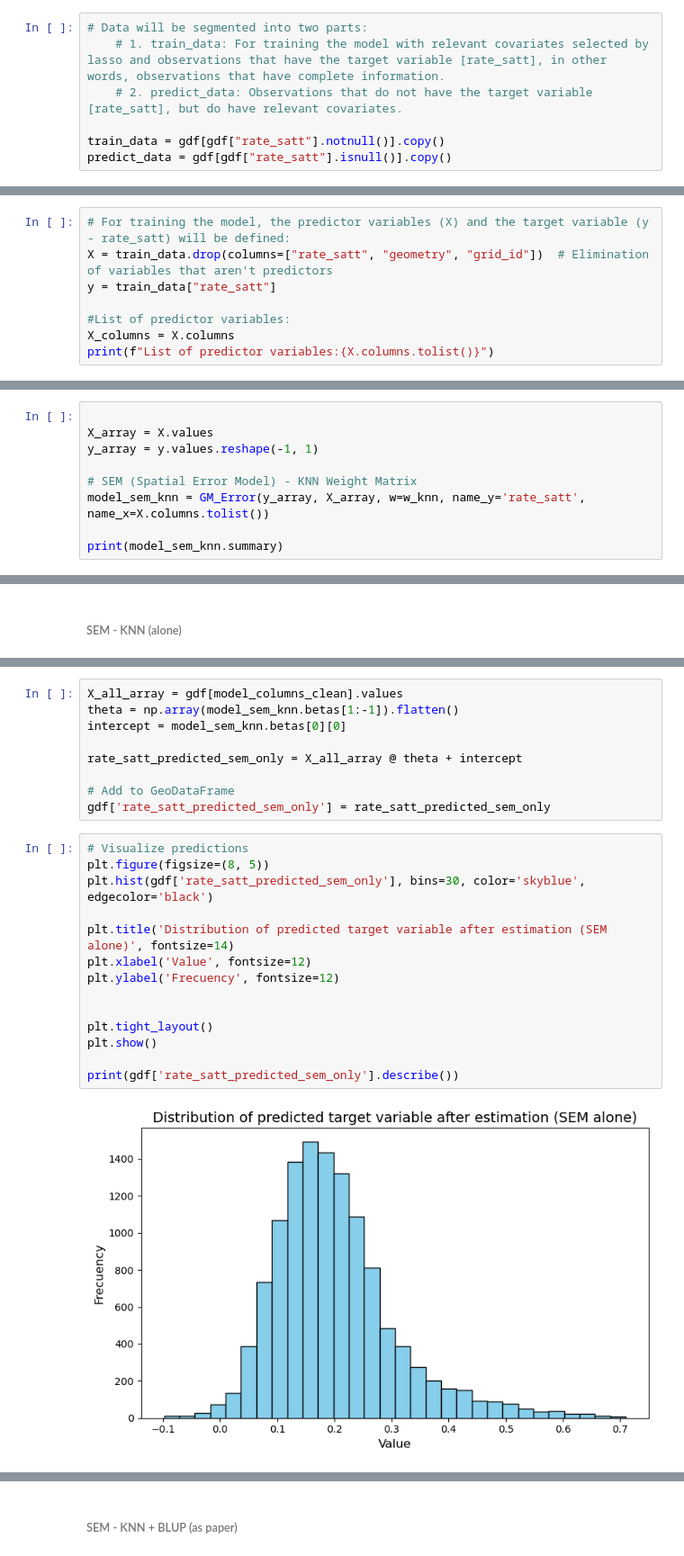
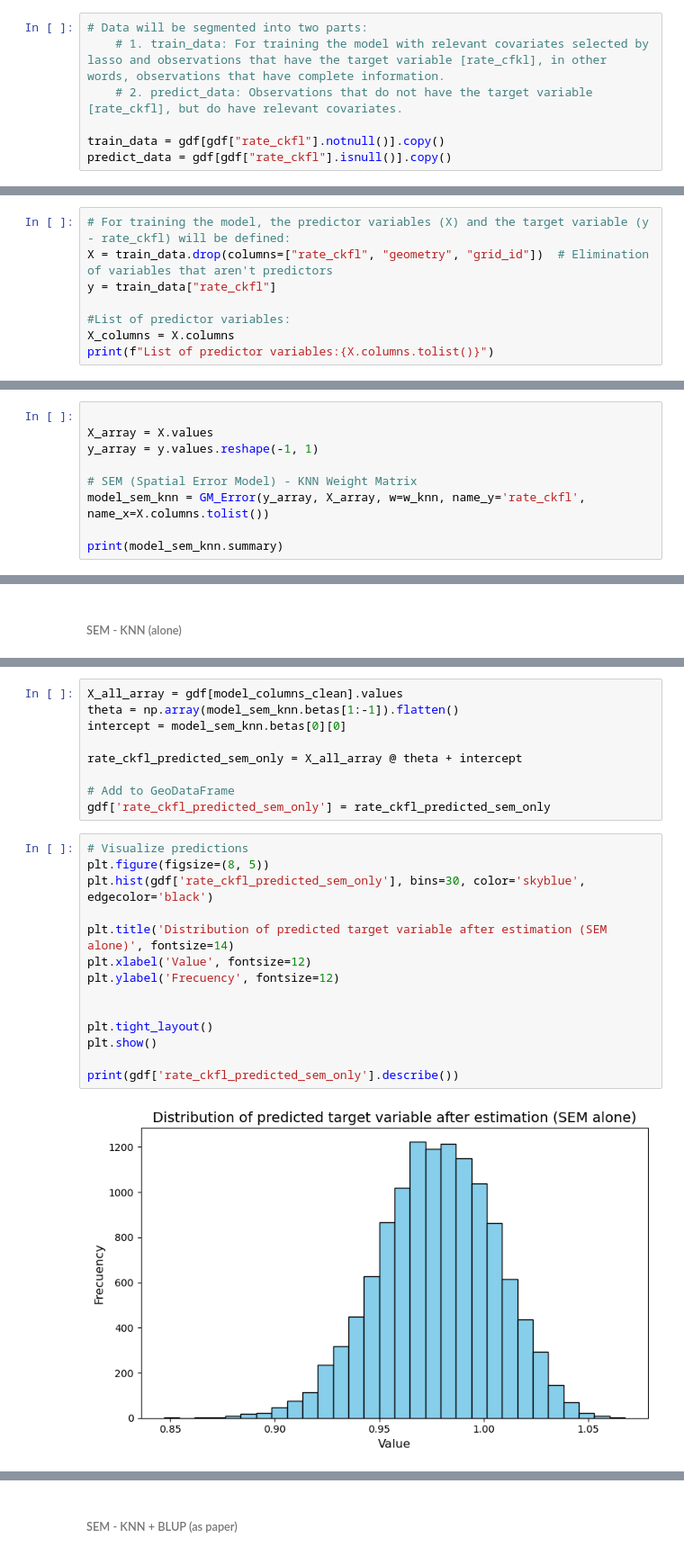
Before and after one commit to sig-gis/dises-sae, a Jupyter notebook: 2-SAE-SEM.ipynb, the cells around one changed output, grey strips where cells are left out. Shown at 90% size. Cells and saved outputs as stored; diff of their text form.

```diff
--- a/2-SAE-SEM.ipynb
+++ b/2-SAE-SEM.ipynb
@@ -156,10 +150,10 @@ gdf.columns.tolist()
 ### Data selection for model training
 # %%
 # Data will be segmented into two parts:
-    # 1. train_data: For training the model with relevant covariates selected by lasso and observations that have the target variable [rate_satt], in other words, observations that have complete information.
-    # 2. predict_data: Observations that do not have the target variable [rate_satt], but do have relevant covariates.
+    # 1. train_data: For training the model with relevant covariates selected by lasso and observations that have the target variable [rate_cfkl], in other words, observations that have complete information.
+    # 2. predict_data: Observations that do not have the target variable [rate_ckfl], but do have relevant covariates.
 
-train_data = gdf[gdf["rate_satt"].notnull()].copy()
-predict_data = gdf[gdf["rate_satt"].isnull()].copy()
+train_data = gdf[gdf["rate_ckfl"].notnull()].copy()
+predict_data = gdf[gdf["rate_ckfl"].isnull()].copy()
 # %%
 #Export train data to shapefile if relevant
@@ -182,8 +173,8 @@ train_data.columns.to_list
       dtype='object')>
 # %%
-# For training the model, the predictor variables (X) and the target variable (y - rate_satt) will be defined:
-X = train_data.drop(columns=["rate_satt", "geometry", "grid_id"])  # Elimination of variables that aren't predictors
-y = train_data["rate_satt"]
+# For training the model, the predictor variables (X) and the target variable (y - rate_ckfl) will be defined:
+X = train_data.drop(columns=["rate_ckfl", "geometry", "grid_id"])  # Elimination of variables that aren't predictors
+y = train_data["rate_ckfl"]
 
 #List of predictor variables:
 X_columns = X.columns
@@ -462,7 +453,7 @@ X_array = X.values
 y_array = y.values.reshape(-1, 1)
 
 # SEM (Spatial Error Model) - KNN Weight Matrix
-model_sem_knn = GM_Error(y_array, X_array, w=w_knn, name_y='rate_satt', name_x=X.columns.tolist())
+model_sem_knn = GM_Error(y_array, X_array, w=w_knn, name_y='rate_ckfl', name_x=X.columns.tolist())
 
 print(model_sem_knn.summary)
 # %% [output]
@@ -684,24 +676,24 @@ X_all_array = gdf[model_columns_clean].values
 theta = np.array(model_sem_knn.betas[1:-1]).flatten()
 intercept = model_sem_knn.betas[0][0]
 
-rate_satt_predicted_sem_only = X_all_array @ theta + intercept
+rate_ckfl_predicted_sem_only = X_all_array @ theta + intercept
 
 # Add to GeoDataFrame
-gdf['rate_satt_predicted_sem_only'] = rate_satt_predicted_sem_only
+gdf['rate_ckfl_predicted_sem_only'] = rate_ckfl_predicted_sem_only
 # %%
 # Visualize predictions
 plt.figure(figsize=(8, 5))
-plt.hist(gdf['rate_satt_predicted_sem_only'], bins=30, color='skyblue', edgecolor='black')
+plt.hist(gdf['rate_ckfl_predicted_sem_only'], bins=30, color='skyblue', edgecolor='black')
 
 plt.title('Distribution of predicted target variable after estimation (SEM alone)', fontsize=14)
 plt.xlabel('Value', fontsize=12)
 plt.ylabel('Frecuency', fontsize=12)
 
 
 plt.tight_layout()
 plt.show()
 
-print(gdf['rate_satt_predicted_sem_only'].describe())
+print(gdf['rate_ckfl_predicted_sem_only'].describe())
 # %% [output]
-[figure, old version]
+[figure, new version]
 count    12076.000000
```
Also changed, not shown: parts of 40 cells of this notebook, 3 other files.
